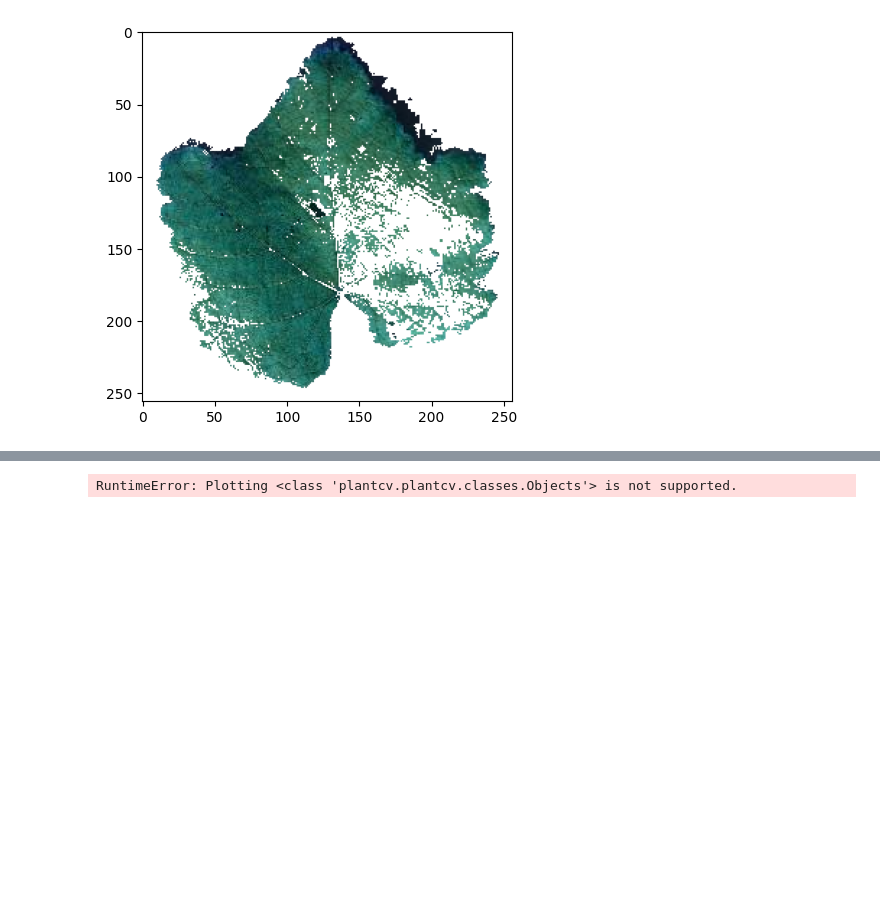
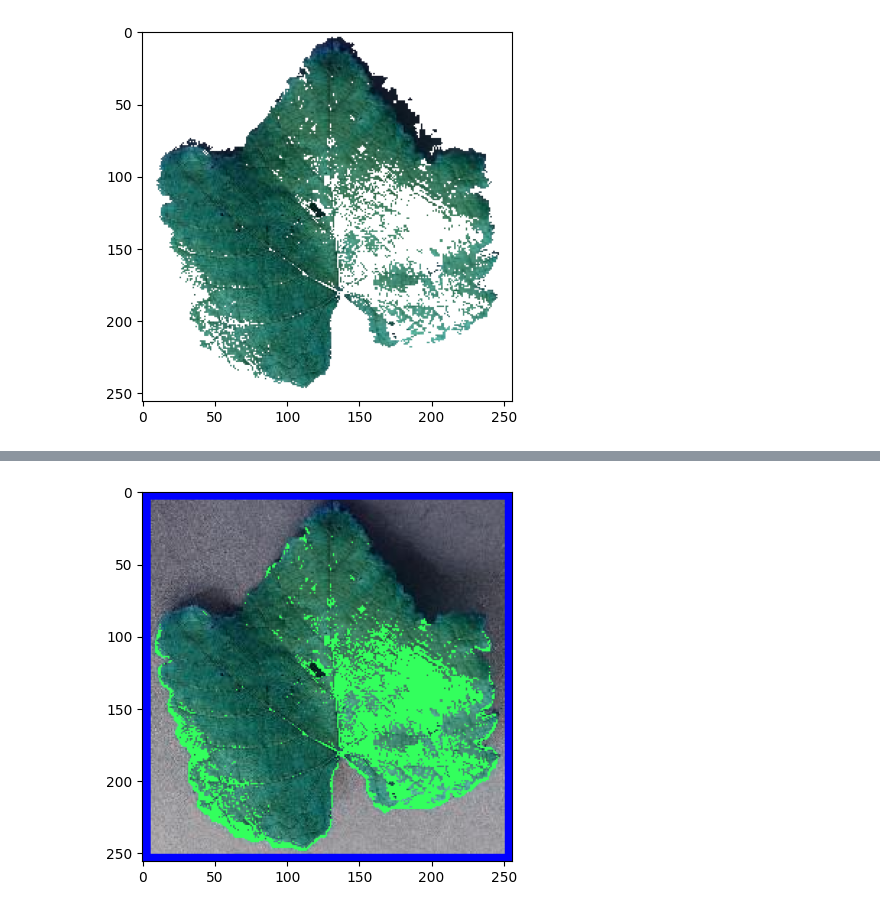
Before and after one commit to Pierrickjay/Leaffliction, a Jupyter notebook: goinfre/testTransfoPierr.ipynb, the cells around one changed output, grey strips where cells are left out. Cells and saved outputs as stored; diff of their text form; code cells hidden in the pictures; blank space fills up the shorter version.

```diff
--- a/goinfre/testTransfoPierr.ipynb
+++ b/goinfre/testTransfoPierr.ipynb
@@ -23,6 +23,7 @@ IMAGE_SIZE = 256
 BATCH_SIZE = 32
 CHANNELS = 3
 EPOCHS = 10
+pcv.params.debug = "None"
 # %%
 img = np.array(Image.open("../leaves/images/Grape_spot/image (1014).JPG", "r"))
 # %%
@@ -121,2 +92,14 @@ pcv.plot_image(mask)
 # %% [output]
 [figure]
+# %%
+gray_img = pcv.rgb2gray_lab(rgb_img=img, channel='a')
+thresh2 = pcv.threshold.triangle(gray_img=gray_img, object_type="dark", xstep= 100)
+edge_ok = pcv.fill(bin_img=thresh2, size=5000)
+pcv.params.debug = "None"
+mask = pcv.fill(bin_img=pcv.invert(gray_img=edge_ok), size=1000)
+# %%
+contours_img = np.ones_like(img) * 255
+mask_with_no_buffer = mask.copy()
+mask_with_buffer = mask.copy()
+contours, _ = cv2.findContours(mask, cv2.RETR_LIST, cv2.CHAIN_APPROX_SIMPLE)
+cv2.drawContours(mask_with_buffer, contours[np.argmax([len(c) for c in contours])], -1, (0, 0, 0), 15)
@@ -123,9 +114,17 @@ pcv.plot_image(mask)
 # %%
 result = np.ones_like(img) * 255
 result[thresh == 255] = img[thresh == 255]
-green = result
+green = np.ones_like(result) * 255
+
+green[mask_with_no_buffer == 255] = img[mask_with_no_buffer == 255]
+green[thresh == 255] = img[thresh == 255]
 green[thresh == 0] = [93, 255, 51]
-roi = pcv.roi.rectangle(img=green, x=0, y=0, h=256, w=256)
-pcv.plot_image(roi)
+green[mask_with_no_buffer == 255] = img[mask_with_no_buffer == 255]
-# %% [output]
-RuntimeError: Plotting <class 'plantcv.plantcv.classes.Objects'> is not supported.
+# %%
+
+x, y, h, w = 0, 0, 256, 256
+roi = green[y:y+h, x:x+w]
+cv2.rectangle(green, (x, y), (x+w, y+h), (255, 0, 0),10)
+pcv.plot_image(green)
+# %% [output]
+[figure, added]
```
Also changed, not shown: parts of 8 cells of this notebook, 1 other file.
